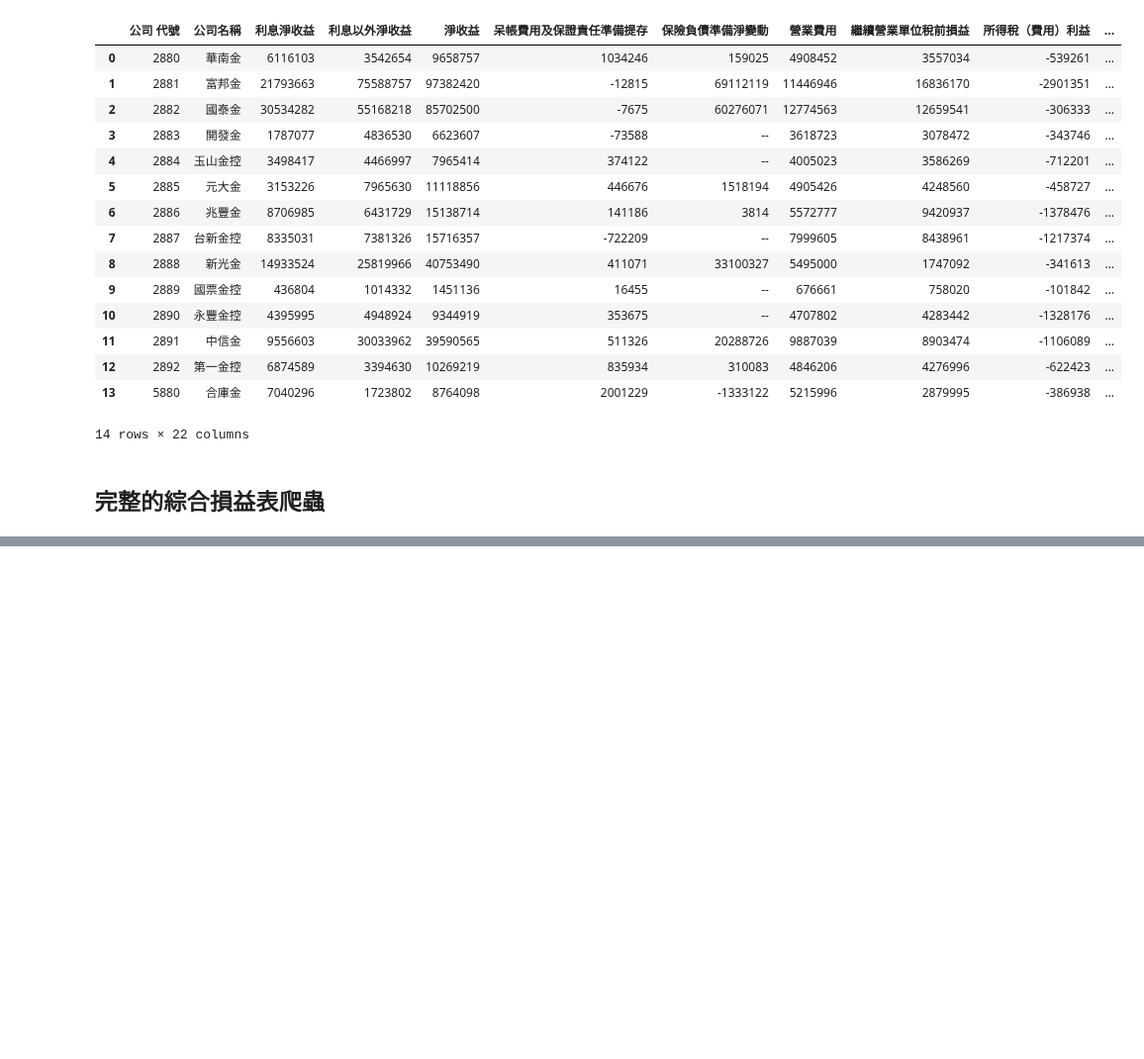
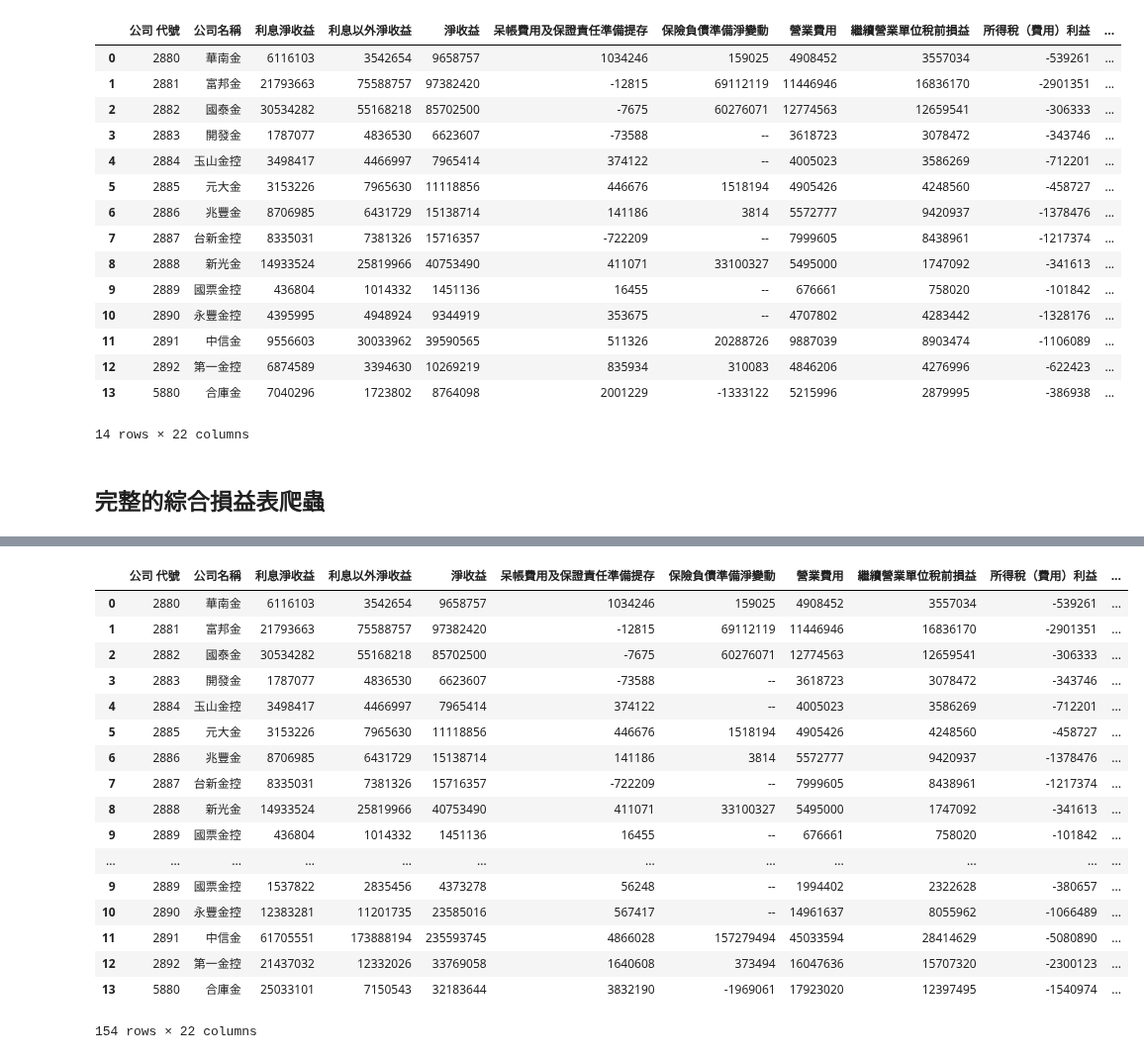
Before and after one commit to ywchiu/ctbc, a Jupyter notebook: Demo20181116.ipynb, the cells around one changed output, grey strips where cells are left out. Shown at 99% size. Cells and saved outputs as stored; diff of their text form; code cells hidden in the pictures; blank space fills up the shorter version.

Commit message:
add data and dash

```diff
--- a/Demo20181116.ipynb
+++ b/Demo20181116.ipynb
@@ -98,7 +98,7 @@ payload = {
 'season': '01',
 }
 data_ary = []
-for year in range(103, 107):
+for year in range(103, 104):
     for season in ['01','02','03','04']:
         payload['year']   = str(year)
         payload['season'] = season
@@ -106,5 +106,9 @@ for year in range(103, 107):
         soup = BeautifulSoup(res.text, 'lxml')
         tb = soup.select('table')
         dfs = pandas.read_html(tb[4].prettify(), header=0)
+        dfs[0]['year'] = year
+        dfs[0]['season'] = season
         data_ary.append(dfs[0])
         print(year, season)
+# %%
+financedf = pandas.concat(data_ary)
@@ -110,0 +139,21 @@ for year in range(103, 107):
+# %%
+financedf
+# %% [output]
+|  | 公司 代號 | 公司名稱 | 利息淨收益 | 利息以外淨收益 | 淨收益 | 呆帳費用及保證責任準備提存 | 保險負債準備淨變動 | 營業費用 | 繼續營業單位稅前損益 | 所得稅（費用）利益 | ... |
+| 0 | 2880 | 華南金 | 6116103 | 3542654 | 9658757 | 1034246 | 159025 | 4908452 | 3557034 | -539261 | ... |
+| 1 | 2881 | 富邦金 | 21793663 | 75588757 | 97382420 | -12815 | 69112119 | 11446946 | 16836170 | -2901351 | ... |
+| 2 | 2882 | 國泰金 | 30534282 | 55168218 | 85702500 | -7675 | 60276071 | 12774563 | 12659541 | -306333 | ... |
+| 3 | 2883 | 開發金 | 1787077 | 4836530 | 6623607 | -73588 | -- | 3618723 | 3078472 | -343746 | ... |
+| 4 | 2884 | 玉山金控 | 3498417 | 4466997 | 7965414 | 374122 | -- | 4005023 | 3586269 | -712201 | ... |
+| 5 | 2885 | 元大金 | 3153226 | 7965630 | 11118856 | 446676 | 1518194 | 4905426 | 4248560 | -458727 | ... |
+| 6 | 2886 | 兆豐金 | 8706985 | 6431729 | 15138714 | 141186 | 3814 | 5572777 | 9420937 | -1378476 | ... |
+| 7 | 2887 | 台新金控 | 8335031 | 7381326 | 15716357 | -722209 | -- | 7999605 | 8438961 | -1217374 | ... |
+| 8 | 2888 | 新光金 | 14933524 | 25819966 | 40753490 | 411071 | 33100327 | 5495000 | 1747092 | -341613 | ... |
+| 9 | 2889 | 國票金控 | 436804 | 1014332 | 1451136 | 16455 | -- | 676661 | 758020 | -101842 | ... |
+| ... | ... | ... | ... | ... | ... | ... | ... | ... | ... | ... | ... |
+| 9 | 2889 | 國票金控 | 1537822 | 2835456 | 4373278 | 56248 | -- | 1994402 | 2322628 | -380657 | ... |
+| 10 | 2890 | 永豐金控 | 12383281 | 11201735 | 23585016 | 567417 | -- | 14961637 | 8055962 | -1066489 | ... |
+| 11 | 2891 | 中信金 | 61705551 | 173888194 | 235593745 | 4866028 | 157279494 | 45033594 | 28414629 | -5080890 | ... |
+| 12 | 2892 | 第一金控 | 21437032 | 12332026 | 33769058 | 1640608 | 373494 | 16047636 | 15707320 | -2300123 | ... |
+| 13 | 5880 | 合庫金 | 25033101 | 7150543 | 32183644 | 3832190 | -1969061 | 17923020 | 12397495 | -1540974 | ... |
+154 rows × 22 columns
```
Also changed, not shown: parts of 1 cell of this notebook, 1 other file.
